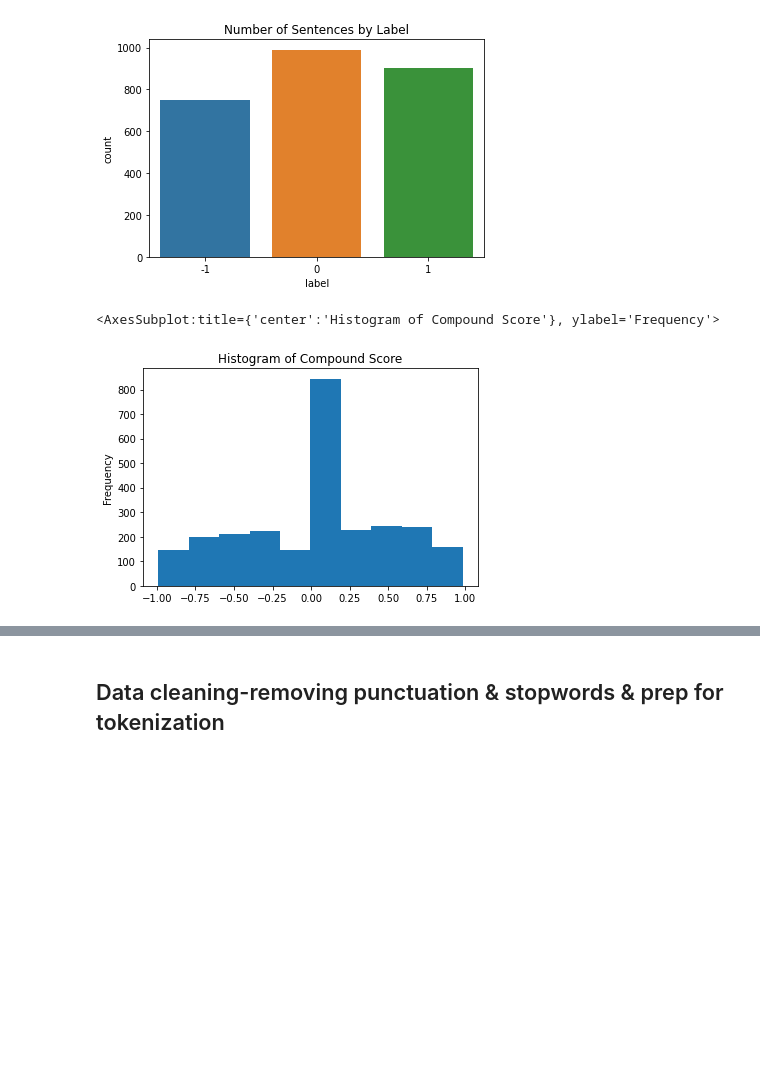
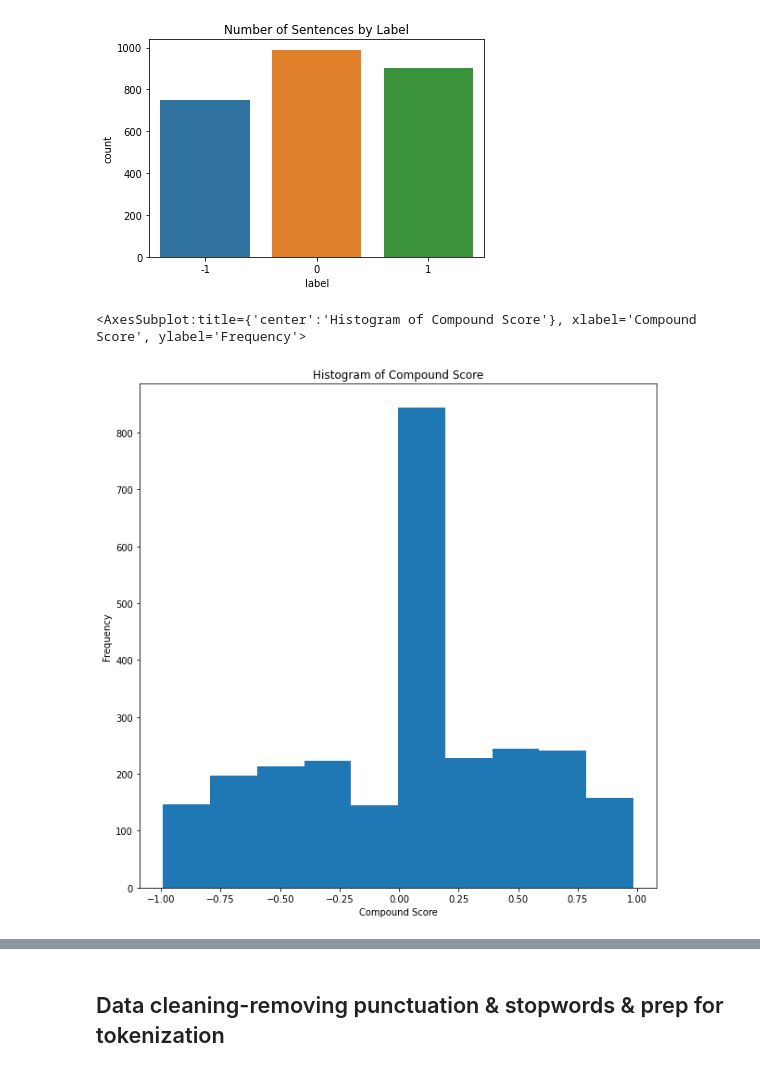
Before and after one commit to e-harrell/sobf, a Jupyter notebook: code.ipynb, the cells around one changed output, grey strips where cells are left out. Saved outputs shown, nothing was run; the diff lists cells and outputs as text; code cells hidden in the pictures; blank space fills up the shorter version.

Commit message:
added code to make figures colorful and bigger

```diff
--- a/code.ipynb
+++ b/code.ipynb
@@ -1002,8 +1002,10 @@ sns.countplot(x=data['label'],label='Count')
 [figure]
 # %%
 #histogram of compound score variable
+plt.figure(figsize=(10,10))
+plt.xlabel('Compound Score')
 data['compoundscore'].plot(kind='hist',title='Histogram of Compound Score')
 # %% [output]
-<AxesSubplot:title={'center':'Histogram of Compound Score'}, ylabel='Frequency'>
+<AxesSubplot:title={'center':'Histogram of Compound Score'}, xlabel='Compound Score', ylabel='Frequency'>
-[figure, old version]
+[figure, new version]
 # %%
```
Also changed, not shown: parts of 17 cells of this notebook.
